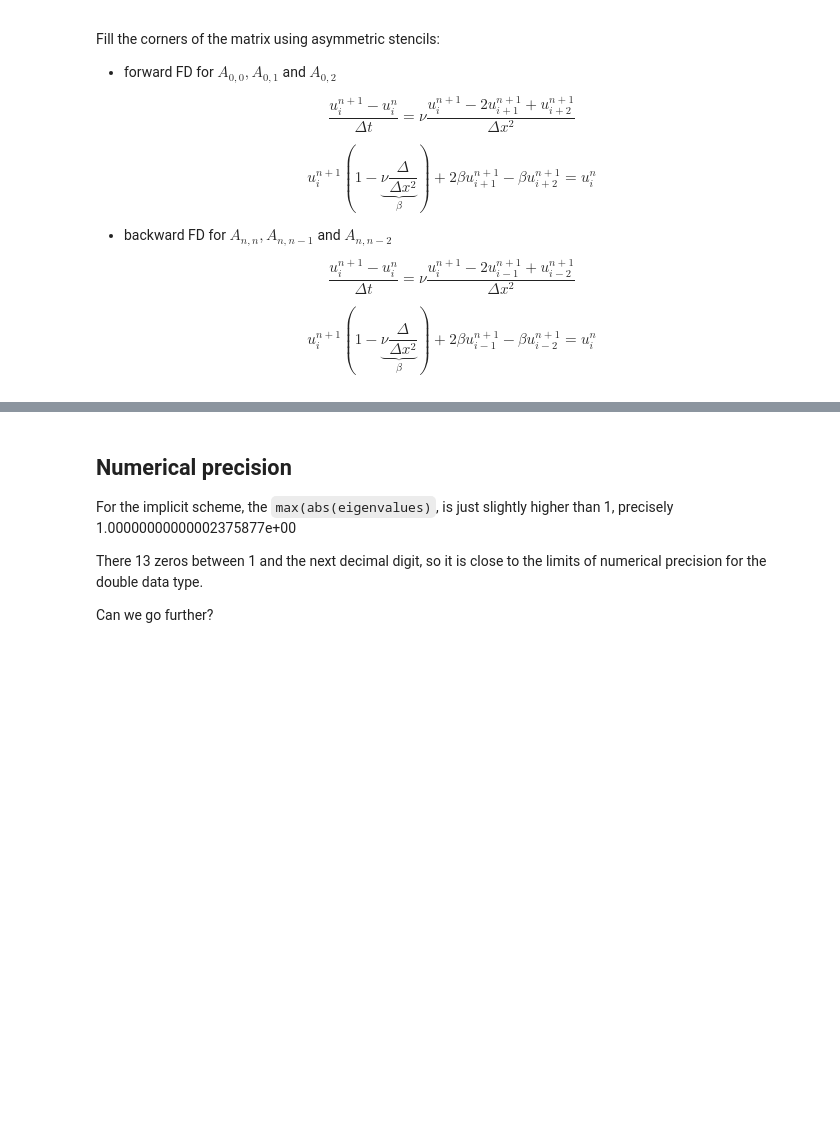
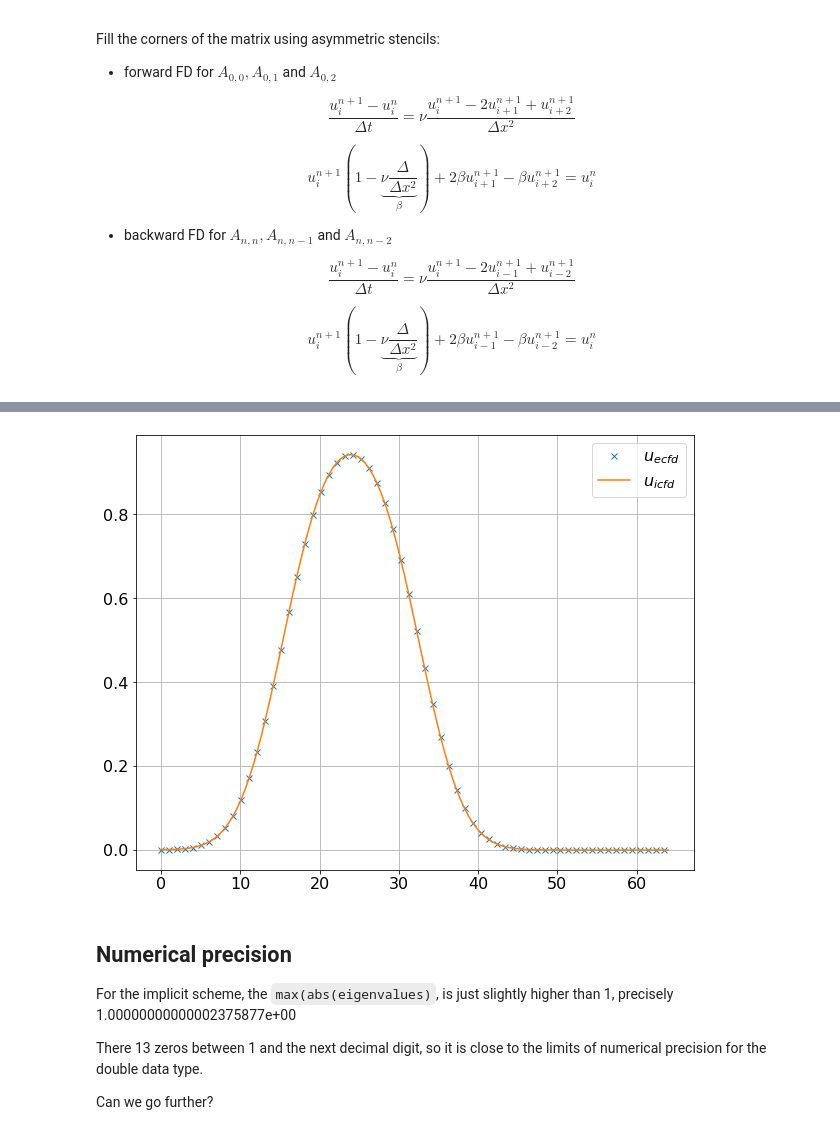
Before and after one commit to ggruszczynski/CFDPython, a Jupyter notebook: lab40_diffusion_and_laplace_eq/part2_diffusion_matrix_approach_SOLUTION.ipynb, the cells around one changed output, grey strips where cells are left out. Drawn from its saved outputs; the diff is of its cells as text; code cells hidden in the pictures; blank space fills up the shorter version.

```diff
--- a/lab40_diffusion_and_laplace_eq/part2_diffusion_matrix_approach_SOLUTION.ipynb
+++ b/lab40_diffusion_and_laplace_eq/part2_diffusion_matrix_approach_SOLUTION.ipynb
@@ -255,3 +264,13 @@ max(abs(eigenvalues): 1.00000000000002375877e+00
+# %%
+plt.rcParams.update({'font.size': 16})
+figure, axis = plt.subplots(1, 1, figsize=(10, 8))
+plt.subplots_adjust(hspace=1)
+plt.plot(xspace, un_ecfd, label=r'$u_{ecfd}$', marker='x', linestyle="", markevery=2)
+plt.plot(xspace, un_icfd, label=r'$u_{icfd}$')
+axis.legend(loc="upper right")
+plt.grid()
+# %% [output]
+[figure, added]
 # %% [markdown]
 ## Numerical precision
 
```
Also changed, not shown: parts of 4 cells of this notebook, 6 other files.
